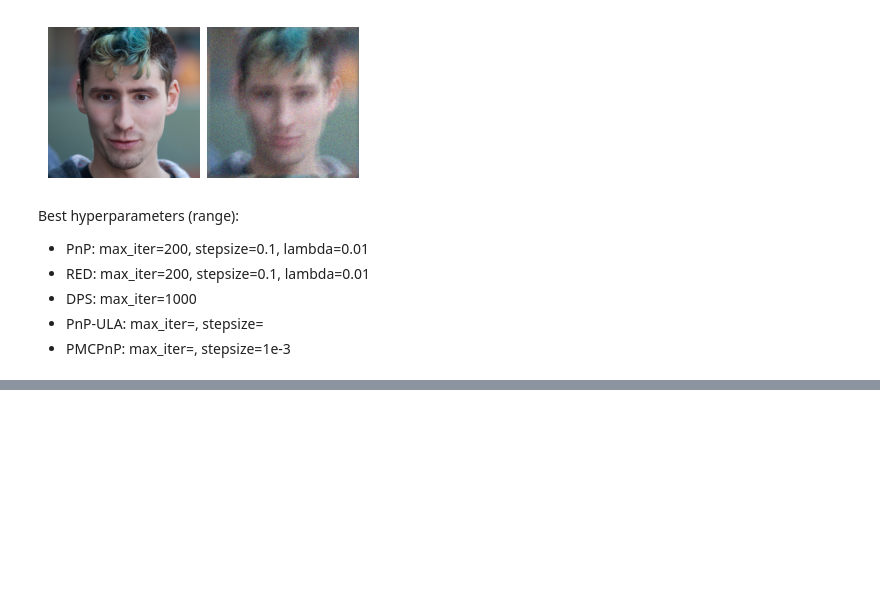
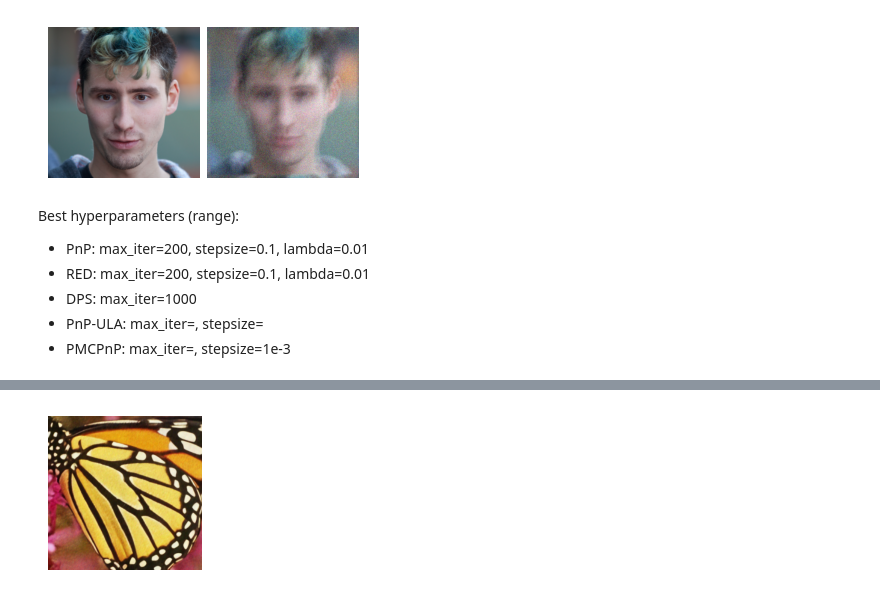
Before and after one commit to JaybeeH32/GenerativeModellingProject, a Jupyter notebook: benchmark_methods.ipynb, the cells around one changed output, grey strips where cells are left out. Saved outputs shown, nothing was run; the diff lists cells and outputs as text; code cells hidden in the pictures; blank space fills up the shorter version.

```diff
--- a/benchmark_methods.ipynb
+++ b/benchmark_methods.ipynb
@@ -71,0 +222,4 @@ dinv.utils.plotting.plot([x, y, out], rescale_mode='clip')
+# %%
+dinv.utils.plotting.plot([out], rescale_mode='min_max')
+# %% [output]
+[figure, added]
```
Also changed, not shown: parts of 15 cells of this notebook, 18 other files.
